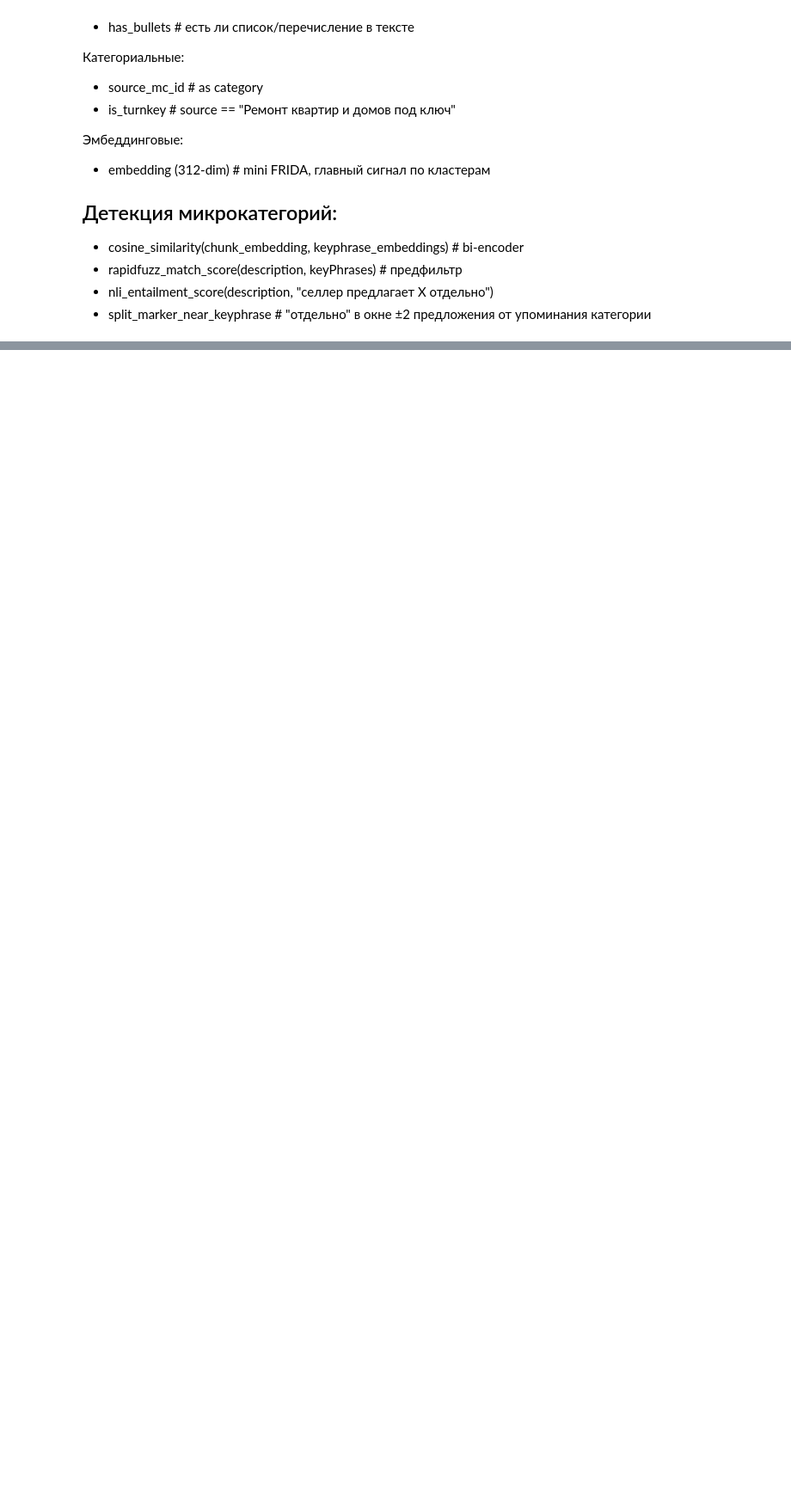
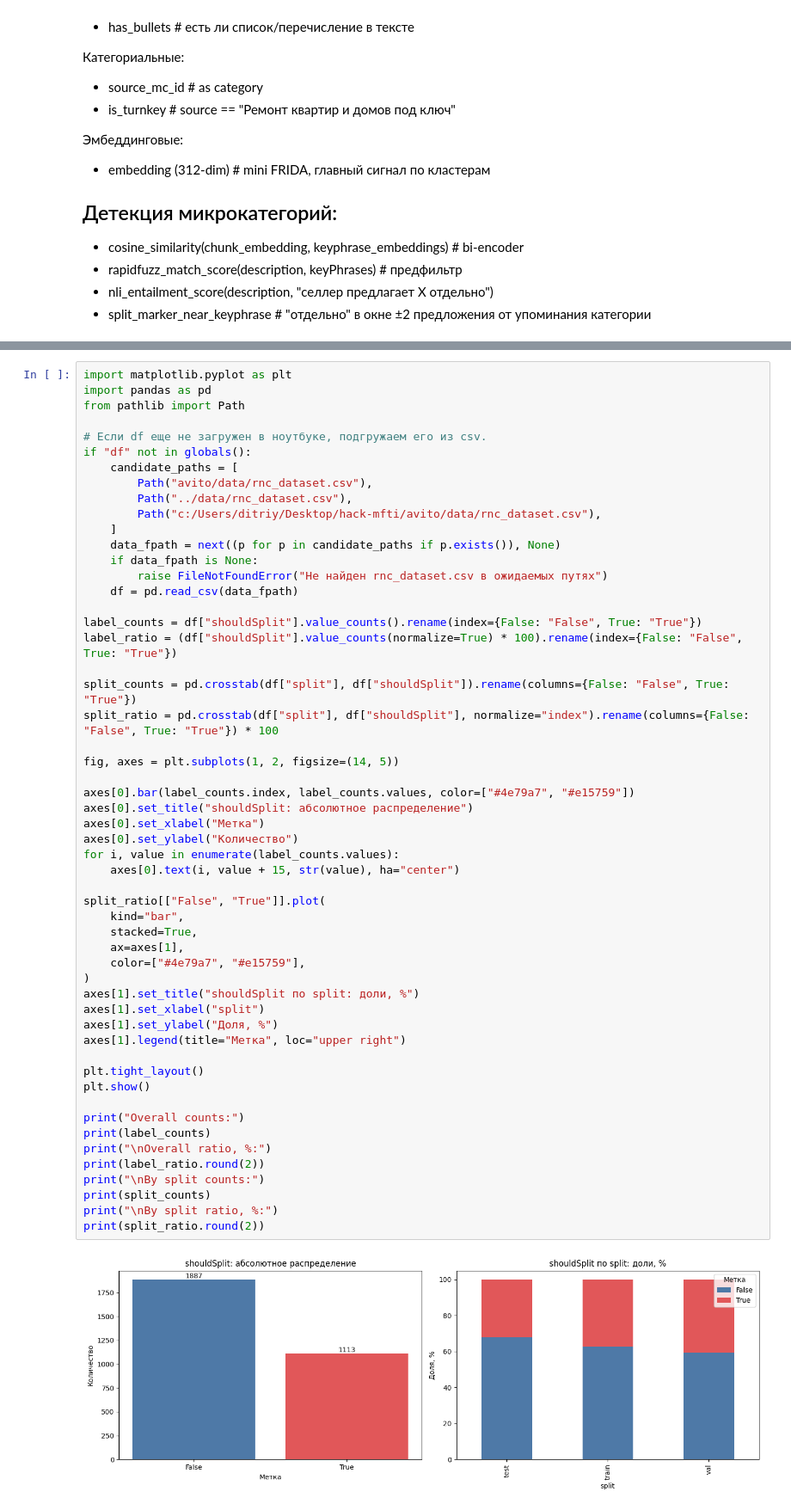
Before and after one commit to be1pheg0r/hack-mfti, a Jupyter notebook: avito/notebooks/eda.ipynb, the cells around one changed output, grey strips where cells are left out. Shown at 86% size. Drawn from its saved outputs; the diff is of its cells as text; blank space fills up the shorter version.

Commit message:
[avito/notebooks] Добавил блокнот

```diff
--- a/avito/notebooks/eda.ipynb
+++ b/avito/notebooks/eda.ipynb
@@ -456,0 +405,56 @@ sample_df.head()
+# %%
+import matplotlib.pyplot as plt
+import pandas as pd
+from pathlib import Path
+
+# Если df еще не загружен в ноутбуке, подгружаем его из csv.
+if "df" not in globals():
+    candidate_paths = [
+        Path("avito/data/rnc_dataset.csv"),
+        Path("../data/rnc_dataset.csv"),
+        Path("c:/Users/ditriy/Desktop/hack-mfti/avito/data/rnc_dataset.csv"),
+    ]
+    data_fpath = next((p for p in candidate_paths if p.exists()), None)
+    if data_fpath is None:
+        raise FileNotFoundError("Не найден rnc_dataset.csv в ожидаемых путях")
+    df = pd.read_csv(data_fpath)
+
+label_counts = df["shouldSplit"].value_counts().rename(index={False: "False", True: "True"})
+label_ratio = (df["shouldSplit"].value_counts(normalize=True) * 100).rename(index={False: "False", True: "True"})
+
+split_counts = pd.crosstab(df["split"], df["shouldSplit"]).rename(columns={False: "False", True: "True"})
+split_ratio = pd.crosstab(df["split"], df["shouldSplit"], normalize="index").rename(columns={False: "False", True: "True"}) * 100
+
+fig, axes = plt.subplots(1, 2, figsize=(14, 5))
+
+axes[0].bar(label_counts.index, label_counts.values, color=["#4e79a7", "#e15759"])
+axes[0].set_title("shouldSplit: абсолютное распределение")
+axes[0].set_xlabel("Метка")
+axes[0].set_ylabel("Количество")
+for i, value in enumerate(label_counts.values):
+    axes[0].text(i, value + 15, str(value), ha="center")
+
+split_ratio[["False", "True"]].plot(
+    kind="bar",
+    stacked=True,
+    ax=axes[1],
+    color=["#4e79a7", "#e15759"],
+)
+axes[1].set_title("shouldSplit по split: доли, %")
+axes[1].set_xlabel("split")
+axes[1].set_ylabel("Доля, %")
+axes[1].legend(title="Метка", loc="upper right")
+
+plt.tight_layout()
+plt.show()
+
+print("Overall counts:")
+print(label_counts)
+print("\nOverall ratio, %:")
+print(label_ratio.round(2))
+print("\nBy split counts:")
+print(split_counts)
+print("\nBy split ratio, %:")
+print(split_ratio.round(2))
+# %% [output]
+[figure, added]
```
Also changed, not shown: parts of 5 cells of this notebook, 1 other file.
